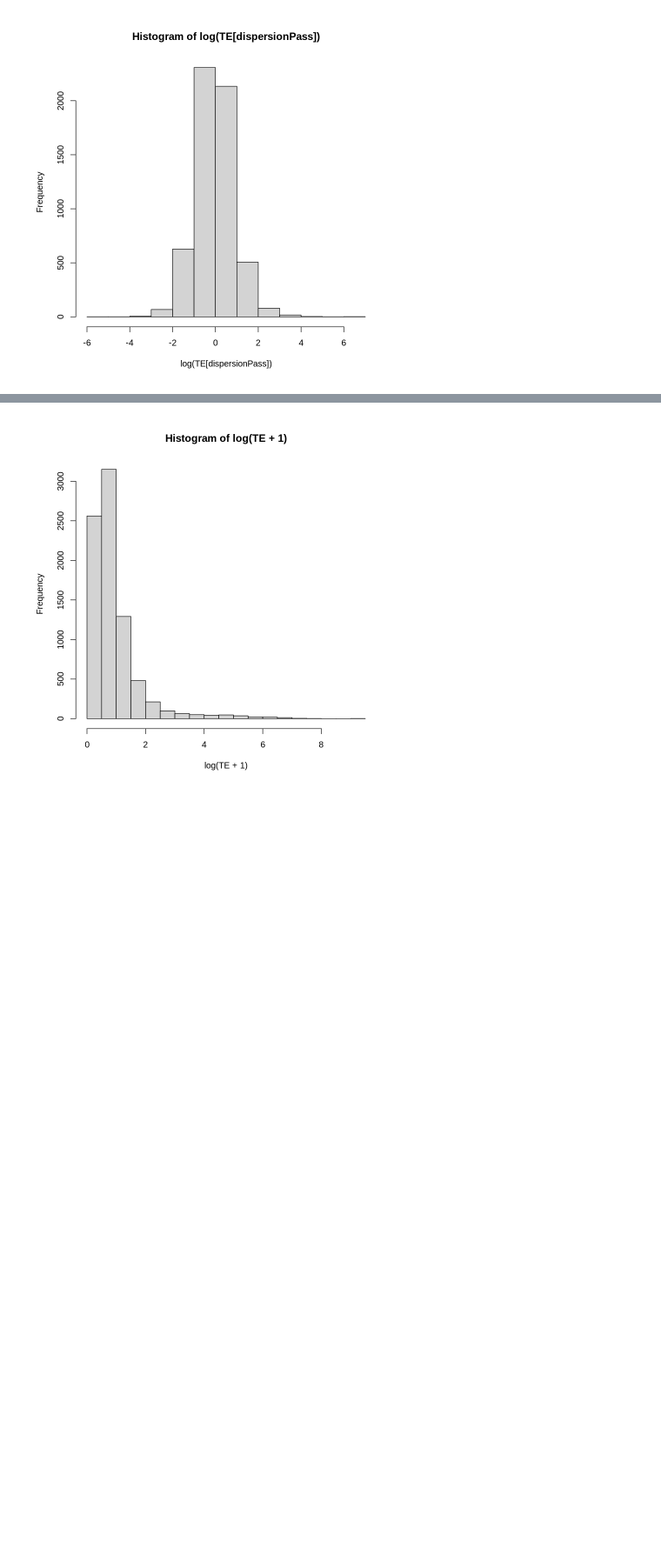
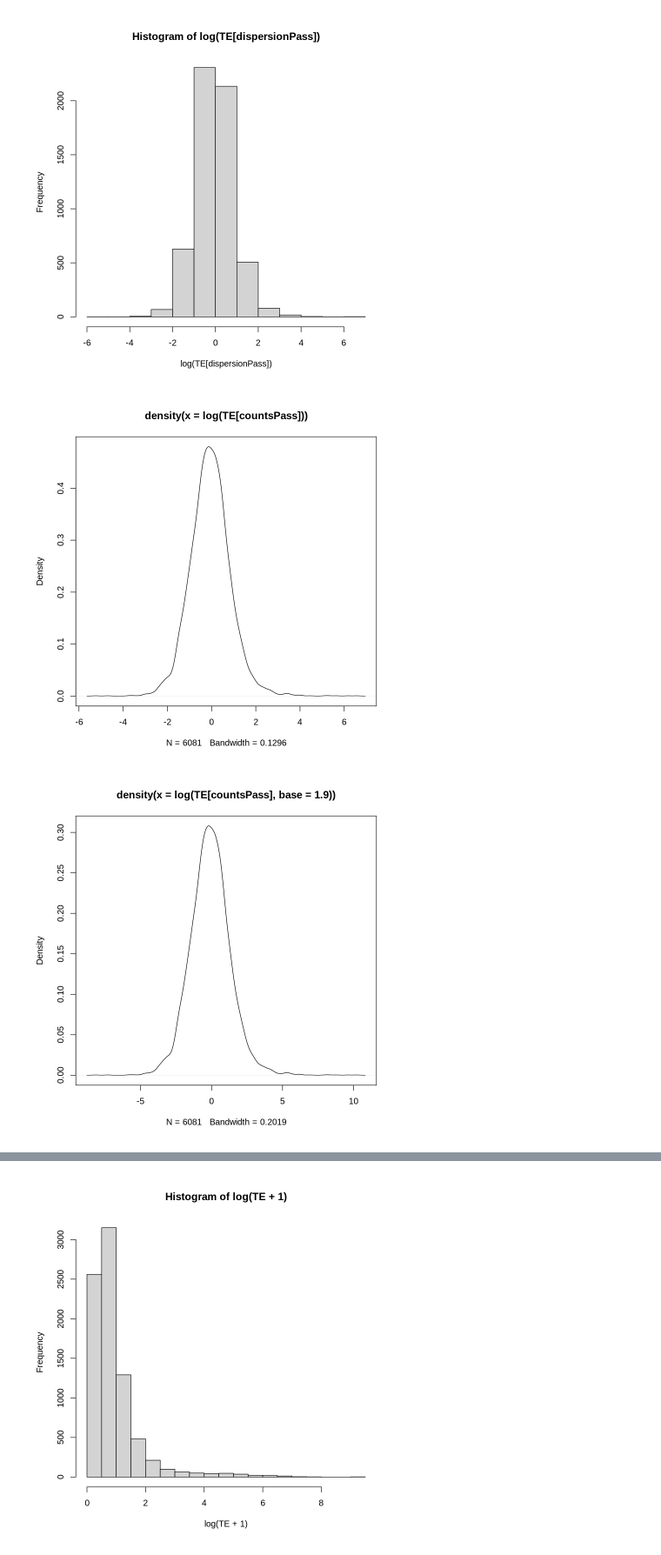
Before and after one commit to ManchesterBioinference/mRNA_LLM, a Jupyter notebook: notebooks/explorativeJupyterNotebooks/TE_DESeq2.ipynb, the cells around one changed output, grey strips where cells are left out. Shown at 87% size. Cells and saved outputs as stored; diff of their text form; code cells hidden in the pictures; blank space fills up the shorter version.

```diff
--- a/notebooks/explorativeJupyterNotebooks/TE_DESeq2.ipynb
+++ b/notebooks/explorativeJupyterNotebooks/TE_DESeq2.ipynb
@@ -314,3 +314,11 @@ hist(log(TE[dispersionPass]))
 [figure]
 [figure]
 [figure]
+# %%
+plot(density(log(TE[countsPass])))
+plot(density(log(TE[countsPass],base = 1.9)))
+plot(density(TE[countsPass]**(1/5)))
+plot(density(TE[countsPass]**(1/3)))
+# %% [output]
+[figure, added]
+[figure, added]
```
Also changed, not shown: parts of 1 cell of this notebook, 29 other files.
